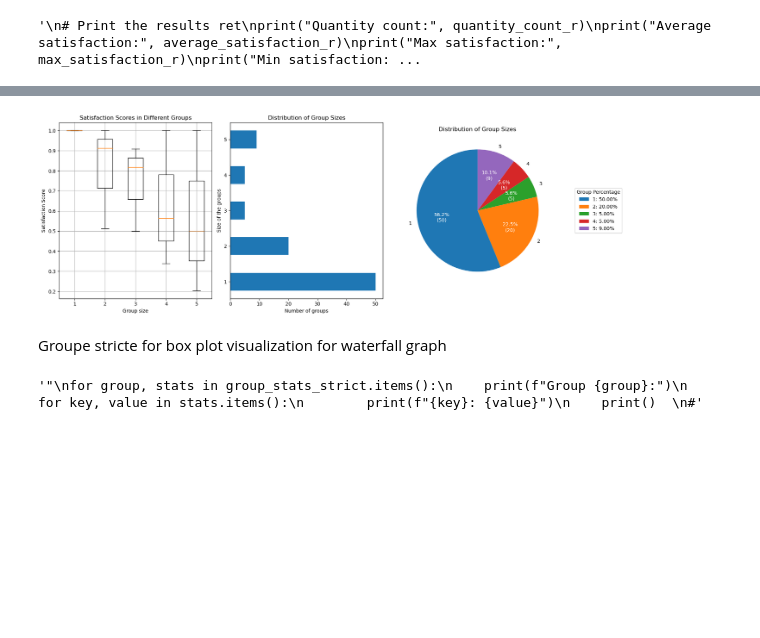
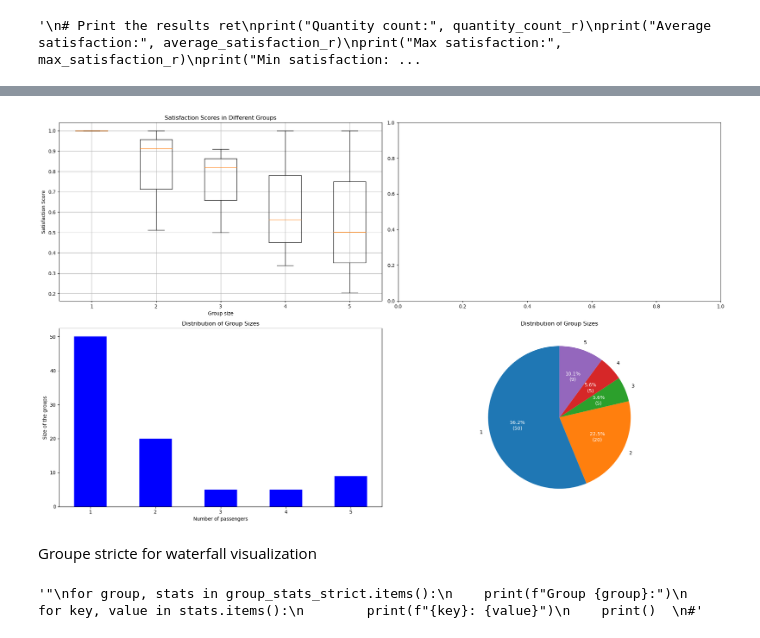
Before and after one commit to DelphineSalzmann/Opti_AirFrance, a Jupyter notebook: main.ipynb, the cells around one changed output, grey strips where cells are left out. Saved outputs shown, nothing was run; the diff lists cells and outputs as text; code cells hidden in the pictures; blank space fills up the shorter version.

Commit message:
Easy comparing for the plots

```diff
--- a/main.ipynb
+++ b/main.ipynb
@@ -796,58 +846,54 @@ def update_visualizations(quantity_count, group_data):
     group_sizes = list(quantity_count.values())
 
     # Creating a figure and axes for the boxplot, bar chart, and pie chart
-    fig, (ax1, ax2, ax3, ax4) = plt.subplots(1, 4, figsize=(20, 6))
+    fig, ((ax1, ax2), (ax3, ax4)) = plt.subplots(2, 2, figsize=(20, 12))
 
     # Creating the boxplot
     boxplot = ax1.boxplot(boxplot_data, labels=group_labels)
 
     # Adding labels to the axes
     ax1.set_ylabel('Satisfaction Score')
     ax1.set_xlabel('Group size')
     ax1.set_title('Satisfaction Scores in Different Groups')
     ax1.grid(True)
 
-    # Creating the bar chart
+    #Pie chart
+    #plot_satisfaction_clusters(group_stats_retan)
+
+    # Bar chart for group sizes
     x = np.arange(len(group_labels))  # the label locations
     width = 0.5  # the width of the bars
-
-    rects1 = ax2.barh(x, group_sizes, width, label='Group Sizes', align='center')  # Centralize as barras
-
-    # Adding labels to the axes
-    ax2.set_yticks(x)
-    ax2.set_yticklabels(group_labels)  # Display only the first value
-    ax2.set_ylabel('Size of the groups')  # Adiciona a legenda no eixo y
-    ax2.set_title('Distribution of Group Sizes')
-    ax2.set_xlabel('Number of groups')  # Adiciona a legenda no eixo x
+    rects1 = ax3.bar(x, group_sizes, width, label='Group Sizes', align='center', color='blue')
+    ax3.set_xticks(x)
+    ax3.set_xticklabels(group_labels)  # Update to use group quantities directly
+    ax3.set_ylabel('Size of the groups')
+    ax3.set_title('Distribution of Group Sizes')
+    ax3.set_xlabel('Number of passengers')  # Update x-axis label
 
     # Creating the pie chart
     def my_autopct(pct):
         absolute = int(np.round(pct / 100.0 * np.sum(group_sizes)))
         return f"{pct:.1f}%\n({absolute:d})"
 
-    pie_wedges, _, autotexts = ax3.pie(group_sizes, labels=group_labels, autopct=my_autopct, startangle=90)
-    ax3.set_title('Distribution of Group Sizes')
+    pie_wedges, _, autotexts = ax4.pie(group_sizes, labels=group_labels, autopct=my_autopct, startangle=90)
+    ax4.set_title('Distribution of Group Sizes')
 
-    # Formatando os textos dos valores
+
     for autotext in autotexts:
-        autotext.set_color('white')  # Definindo a cor do texto para branco
-        autotext.set_fontsize(10)  # Definindo o tamanho da fonte para 10
+        autotext.set_color('white')
+        autotext.set_fontsize(10)
 
-    # Adicionando a legenda extra
-    legend_labels = [f"{label}: {size:.2f}%" for label, size in zip(group_labels, group_sizes)]
-    ax4.axis('off')  # Desliga os eixos do subplot
-    ax4.legend(pie_wedges, legend_labels, title='Group Percentage', loc='center left')
 
     # Displaying the plots
     plt.tight_layout()
     plt.show()
 
 # Example retan:
 update_visualizations(quantity_count_r, group_data_retan)
 # %% [output]
-[figure, old version]
+[figure, new version]
 # %% [markdown]
-Groupe stricte for box plot visualization for waterfall graph
+Groupe stricte for waterfall visualization
 # %%
 def metrique_groupe_stricte_new(Passengers):
     sat = {}
```
Also changed, not shown: parts of 3 cells of this notebook.
